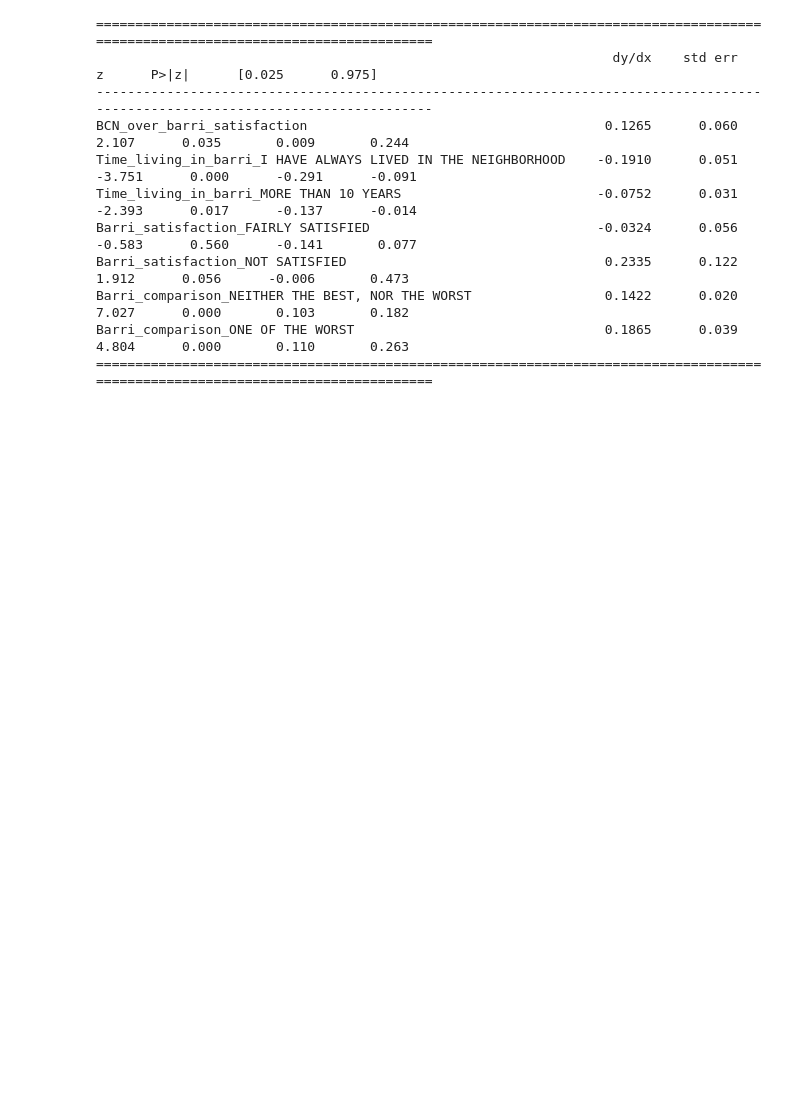
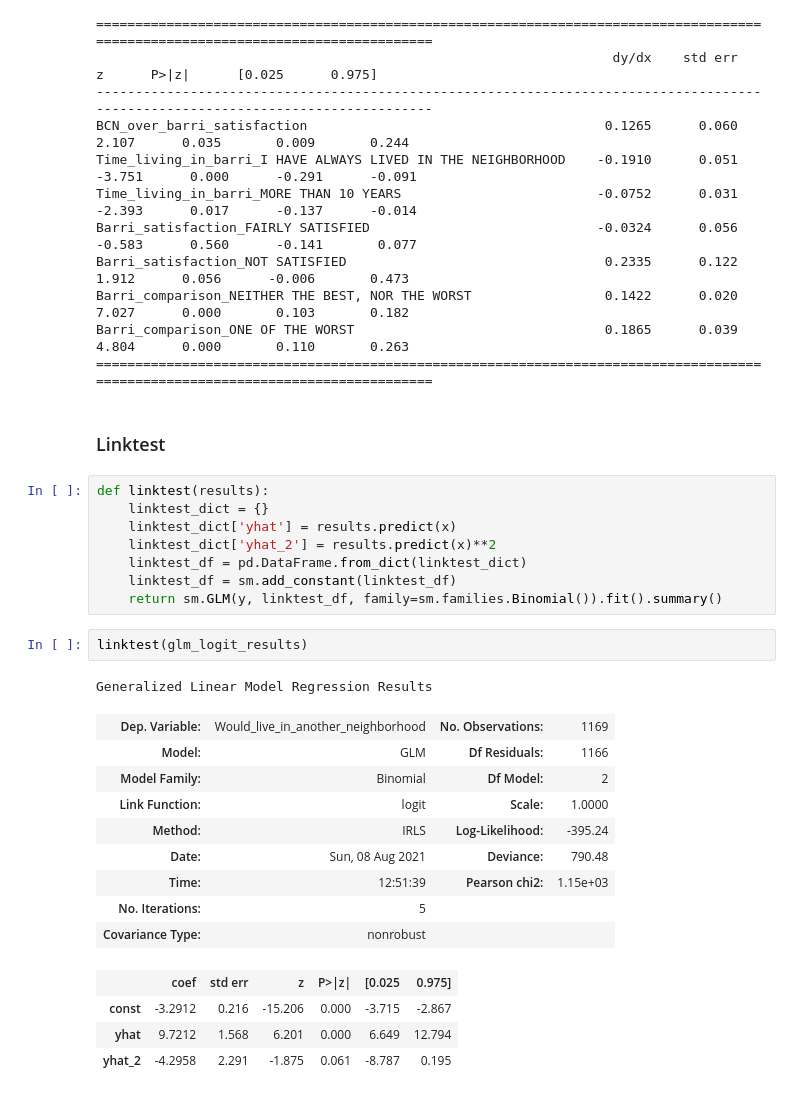
Before and after one commit to abednarczuk/MasterThesis, a Jupyter notebook: 02_1_Logit_probit_scobit-2019.ipynb, the cells around one changed output. Drawn from its saved outputs; the diff is of its cells as text; blank space fills up the shorter version.

Commit message:
Added link test and adj r2

```diff
--- a/02_1_Logit_probit_scobit-2019.ipynb
+++ b/02_1_Logit_probit_scobit-2019.ipynb
@@ -1189,3 +1208,30 @@ Barri_satisfaction_NOT SATISFIED                                 0.2335      0.1
 Barri_comparison_NEITHER THE BEST, NOR THE WORST                 0.1422      0.020      7.027      0.000       0.103       0.182
 Barri_comparison_ONE OF THE WORST                                0.1865      0.039      4.804      0.000       0.110       0.263
 ================================================================================================================================
+# %% [markdown]
+### Linktest
+# %%
+def linktest(results):
+    linktest_dict = {}
+    linktest_dict['yhat'] = results.predict(x)
+    linktest_dict['yhat_2'] = results.predict(x)**2
+    linktest_df = pd.DataFrame.from_dict(linktest_dict)
+    linktest_df = sm.add_constant(linktest_df)
+    return sm.GLM(y, linktest_df, family=sm.families.Binomial()).fit().summary()
+# %%
+linktest(glm_logit_results)
+# %% [output]
+Generalized Linear Model Regression Results
+| Dep. Variable: | Would_live_in_another_neighborhood | No. Observations: | 1169 |
+| Model: | GLM | Df Residuals: | 1166 |
+| Model Family: | Binomial | Df Model: | 2 |
+| Link Function: | logit | Scale: | 1.0000 |
+| Method: | IRLS | Log-Likelihood: | -395.24 |
+| Date: | Sun, 08 Aug 2021 | Deviance: | 790.48 |
+| Time: | 12:51:39 | Pearson chi2: | 1.15e+03 |
+| No. Iterations: | 5 |  |  |
+| Covariance Type: | nonrobust |  |  |
+|  | coef | std err | z | P>|z| | [0.025 | 0.975] |
+| const | -3.2912 | 0.216 | -15.206 | 0.000 | -3.715 | -2.867 |
+| yhat | 9.7212 | 1.568 | 6.201 | 0.000 | 6.649 | 12.794 |
+| yhat_2 | -4.2958 | 2.291 | -1.875 | 0.061 | -8.787 | 0.195 |
```
Also changed, not shown: parts of 22 cells of this notebook, 2 other files.
